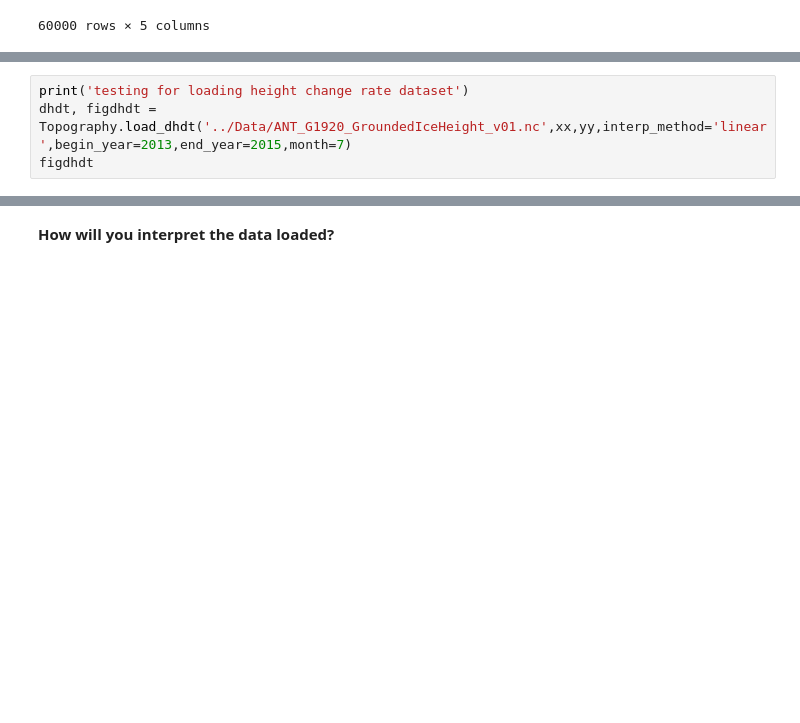
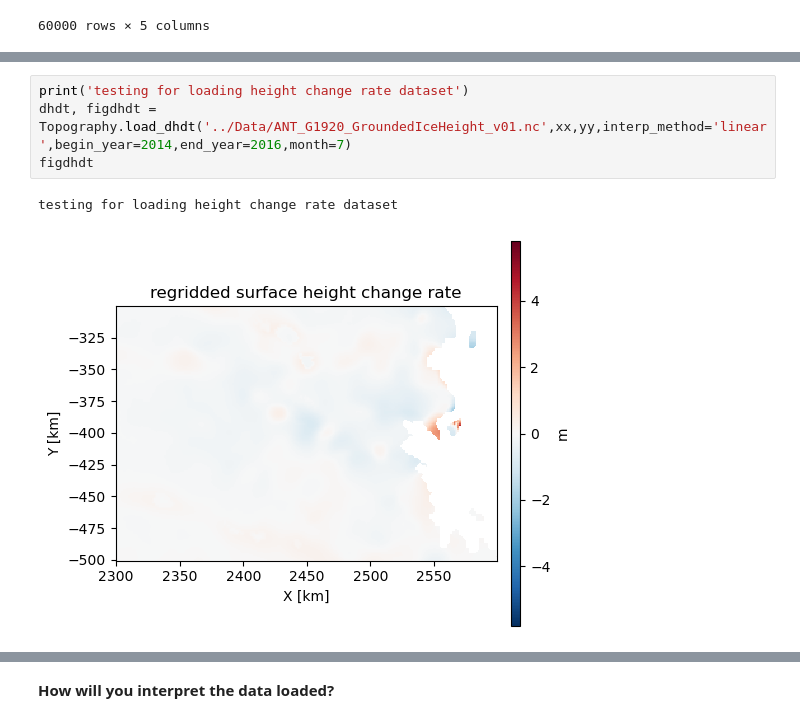
Before and after one commit to NiyaShao/geostatisticalMCMC, a Jupyter notebook: Tutorials/T1_Answer.ipynb, the cells around one changed output, grey strips where cells are left out. Cells and saved outputs as stored; diff of their text form; blank space fills up the shorter version.

```diff
--- a/Tutorials/T1_Answer.ipynb
+++ b/Tutorials/T1_Answer.ipynb
@@ -127,6 +124,9 @@ figvel
 # %%
 print('testing for loading height change rate dataset')
-dhdt, figdhdt = Topography.load_dhdt('../Data/ANT_G1920_GroundedIceHeight_v01.nc',xx,yy,interp_method='linear',begin_year=2013,end_year=2015,month=7)
+dhdt, figdhdt = Topography.load_dhdt('../Data/ANT_G1920_GroundedIceHeight_v01.nc',xx,yy,interp_method='linear',begin_year=2014,end_year=2016,month=7)
 figdhdt
+# %% [output]
+testing for loading height change rate dataset
+[figure, added]
 # %%
 print('testing for loading racmo dataset')
```
Also changed, not shown: parts of 22 cells of this notebook, 16 other files.
